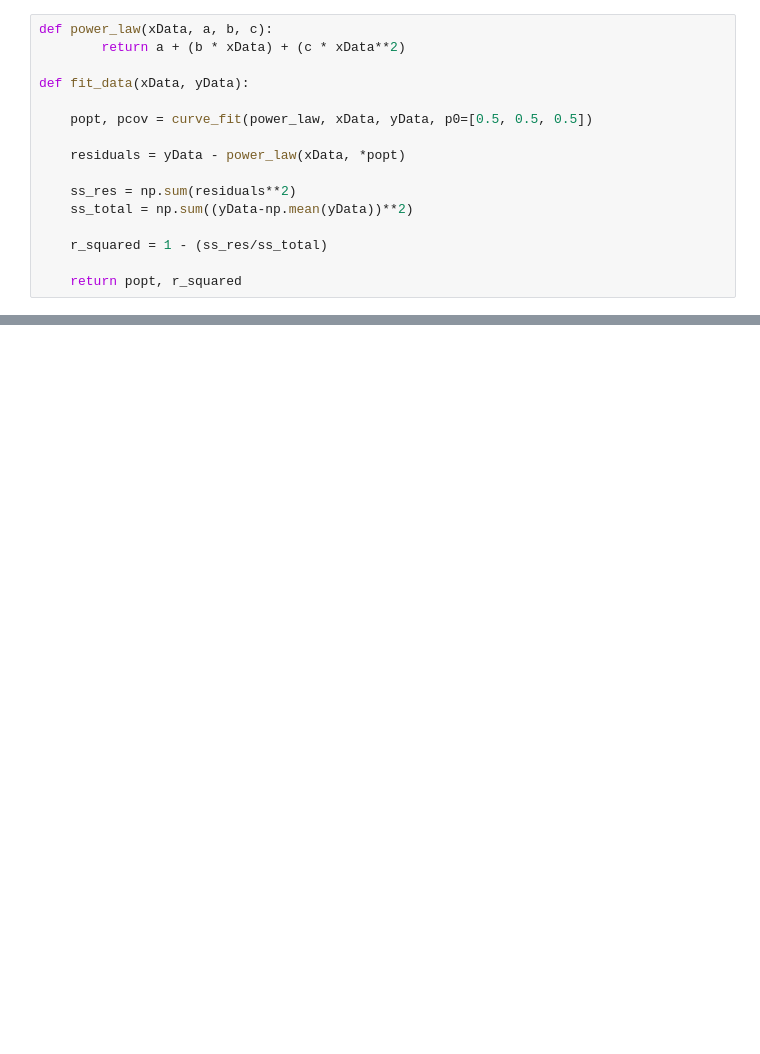
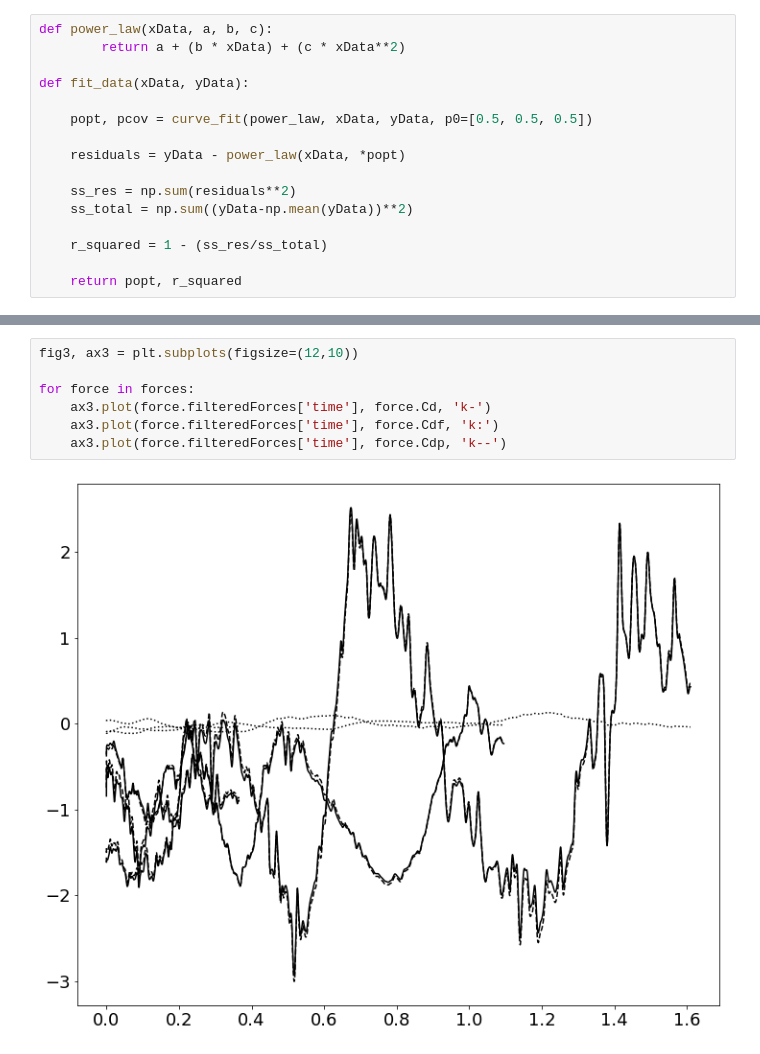
Before and after one commit to michaelcoe/Ika-Flow, a Jupyter notebook: OpenFOAM/postProcessing/gridComparison.ipynb, the cells around one changed output, grey strips where cells are left out. Drawn from its saved outputs; the diff is of its cells as text; blank space fills up the shorter version.

```diff
--- a/OpenFOAM/postProcessing/gridComparison.ipynb
+++ b/OpenFOAM/postProcessing/gridComparison.ipynb
@@ -152,0 +230,9 @@ ax1.legend(handles=custom_dots, ncol=2, bbox_to_anchor=(0.6, 1.09))
+# %%
+fig3, ax3 = plt.subplots(figsize=(12,10))
+
+for force in forces:
+    ax3.plot(force.filteredForces['time'], force.Cd, 'k-')
+    ax3.plot(force.filteredForces['time'], force.Cdf, 'k:')
+    ax3.plot(force.filteredForces['time'], force.Cdp, 'k--')
+# %% [output]
+[figure, added]
```
Also changed, not shown: parts of 11 cells of this notebook, 3 other files.
